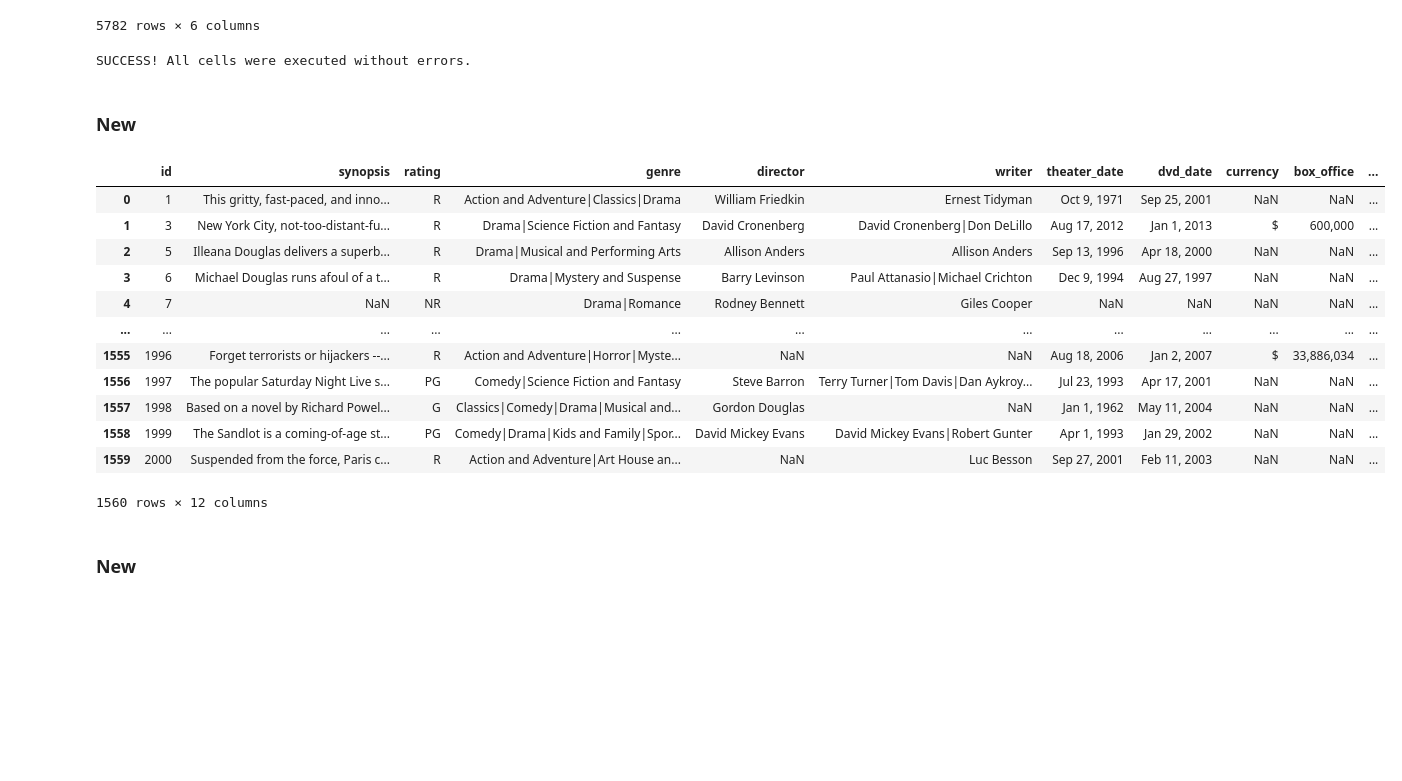
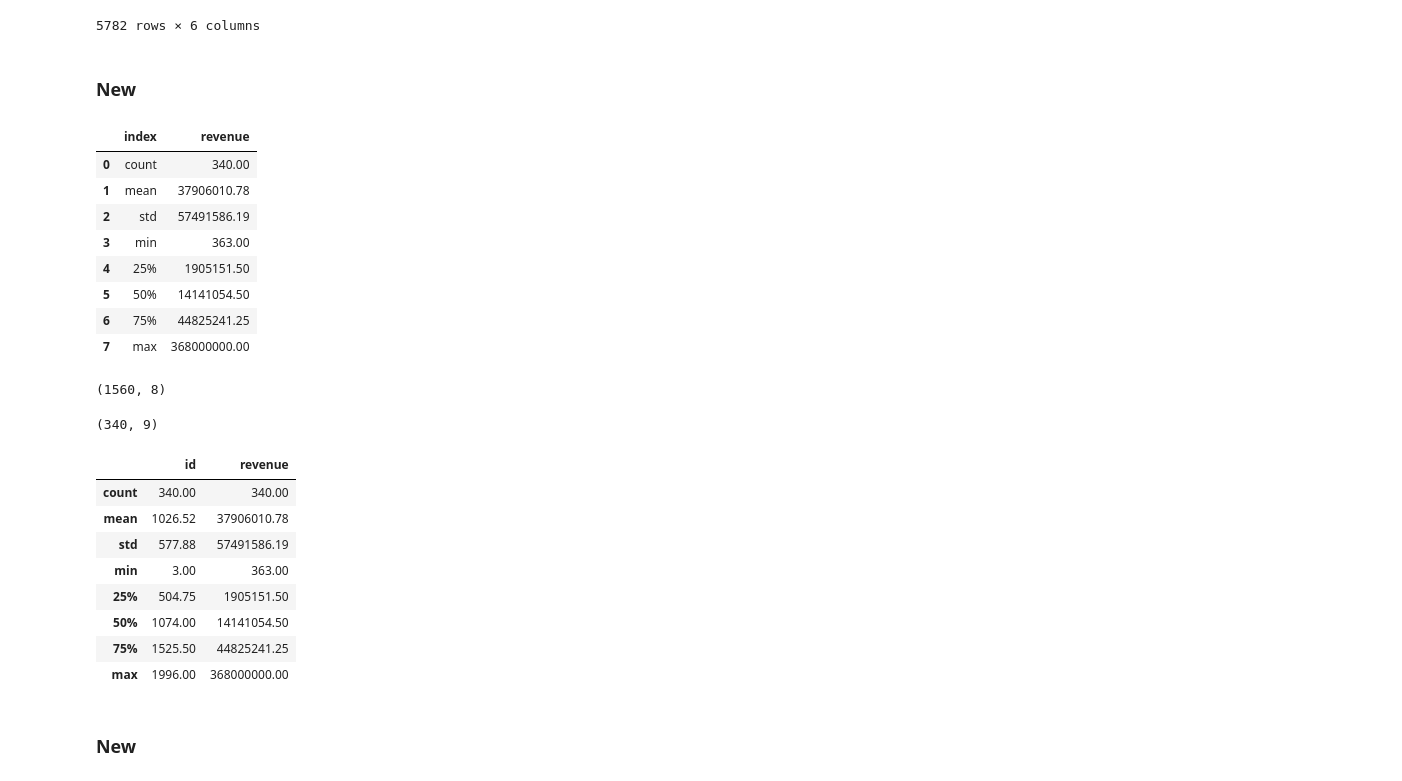
Before and after one commit to mrhussaink7/new-films-movie-data, a Jupyter notebook: index.ipynb, the cells around one changed output. Saved outputs shown, nothing was run; the diff lists cells and outputs as text; code cells hidden in the pictures; blank space fills up the shorter version.

Commit message:
[MOD] Considering cleaning null in rt_movie_info.

```diff
--- a/index.ipynb
+++ b/index.ipynb
@@ -478,36 +464,52 @@ df_tn_movie_budgets
 | 5780 | 81 | Sep 29, 2015 | A Plague So Pleasant | $1,400 | $0 | $0 |
 | 5781 | 82 | Aug 5, 2005 | My Date With Drew | $1,100 | $181,041 | $181,041 |
 5782 rows × 6 columns
-# %%
-try:
-    print('SUCCESS! All cells were executed without errors.')
-except:
-    print('FAILED! Error on indicated cell.')
-# %% [output]
-SUCCESS! All cells were executed without errors.
 # %% [markdown]
 ### New
 # %%
+pd.set_option('display.float_format','{:.2f}'.format)
+
 df_rt_movie_info = df_rt_movie_info[['id', 'synopsis', #'rating',
-                                     'genre', 'director', 'writer',
-       'theater_date', 'dvd_date', 'currency', 'box_office', 'runtime',
-       'studio'
+                                     'genre', 'director', 'writer','theater_date', #'dvd_date',
+                                     'currency', 'box_office', #'runtime','studio'
+                                    ]]
+mask = df_rt_movie_info[df_rt_movie_info['box_office'].notnull()]
+mask['revenue'] = mask['box_office'].str.replace(',','').astype(int)
+mask.revenue.describe().reset_index()
 # df_rt_merged = pd.merge(df_rt_movie_info, df_rt_movie_reviews, on='id', how='outer')
 # df_rt_merged
 # %% [output]
-|  | id | synopsis | rating | genre | director | writer | theater_date | dvd_date | currency | box_office | ... |
-| 0 | 1 | This gritty, fast-paced, and inno... | R | Action and Adventure|Classics|Drama | William Friedkin | Ernest Tidyman | Oct 9, 1971 | Sep 25, 2001 | NaN | NaN | ... |
-| 1 | 3 | New York City, not-too-distant-fu... | R | Drama|Science Fiction and Fantasy | David Cronenberg | David Cronenberg|Don DeLillo | Aug 17, 2012 | Jan 1, 2013 | $ | 600,000 | ... |
-| 2 | 5 | Illeana Douglas delivers a superb... | R | Drama|Musical and Performing Arts | Allison Anders | Allison Anders | Sep 13, 1996 | Apr 18, 2000 | NaN | NaN | ... |
-| 3 | 6 | Michael Douglas runs afoul of a t... | R | Drama|Mystery and Suspense | Barry Levinson | Paul Attanasio|Michael Crichton | Dec 9, 1994 | Aug 27, 1997 | NaN | NaN | ... |
-| 4 | 7 | NaN | NR | Drama|Romance | Rodney Bennett | Giles Cooper | NaN | NaN | NaN | NaN | ... |
-| ... | ... | ... | ... | ... | ... | ... | ... | ... | ... | ... | ... |
-| 1555 | 1996 | Forget terrorists or hijackers --... | R | Action and Adventure|Horror|Myste... | NaN | NaN | Aug 18, 2006 | Jan 2, 2007 | $ | 33,886,034 | ... |
-| 1556 | 1997 | The popular Saturday Night Live s... | PG | Comedy|Science Fiction and Fantasy | Steve Barron | Terry Turner|Tom Davis|Dan Aykroy... | Jul 23, 1993 | Apr 17, 2001 | NaN | NaN | ... |
-| 1557 | 1998 | Based on a novel by Richard Powel... | G | Classics|Comedy|Drama|Musical and... | Gordon Douglas | NaN | Jan 1, 1962 | May 11, 2004 | NaN | NaN | ... |
-| 1558 | 1999 | The Sandlot is a coming-of-age st... | PG | Comedy|Drama|Kids and Family|Spor... | David Mickey Evans | David Mickey Evans|Robert Gunter | Apr 1, 1993 | Jan 29, 2002 | NaN | NaN | ... |
-| 1559 | 2000 | Suspended from the force, Paris c... | R | Action and Adventure|Art House an... | NaN | Luc Besson | Sep 27, 2001 | Feb 11, 2003 | NaN | NaN | ... |
+|  | index | revenue |
+| 0 | count | 340.00 |
+| 1 | mean | 37906010.78 |
+| 2 | std | 57491586.19 |
+| 3 | min | 363.00 |
+| 4 | 25% | 1905151.50 |
+| 5 | 50% | 14141054.50 |
+| 6 | 75% | 44825241.25 |
+| 7 | max | 368000000.00 |
-1560 rows × 12 columns
+# %%
+df_rt_movie_info
+df_rt_movie_info.shape
+# %% [output]
+(1560, 8)
+# %%
+mask
+mask.shape
+# %% [output]
+(340, 9)
+# %%
+mask.describe()
+# %% [output]
+|  | id | revenue |
+| count | 340.00 | 340.00 |
+| mean | 1026.52 | 37906010.78 |
+| std | 577.88 | 57491586.19 |
+| min | 3.00 | 363.00 |
+| 25% | 504.75 | 1905151.50 |
+| 50% | 1074.00 | 14141054.50 |
+| 75% | 1525.50 | 44825241.25 |
+| max | 1996.00 | 368000000.00 |
 # %% [markdown]
 ### New
 # %% [markdown]
```
Also changed, not shown: parts of 2 cells of this notebook.
